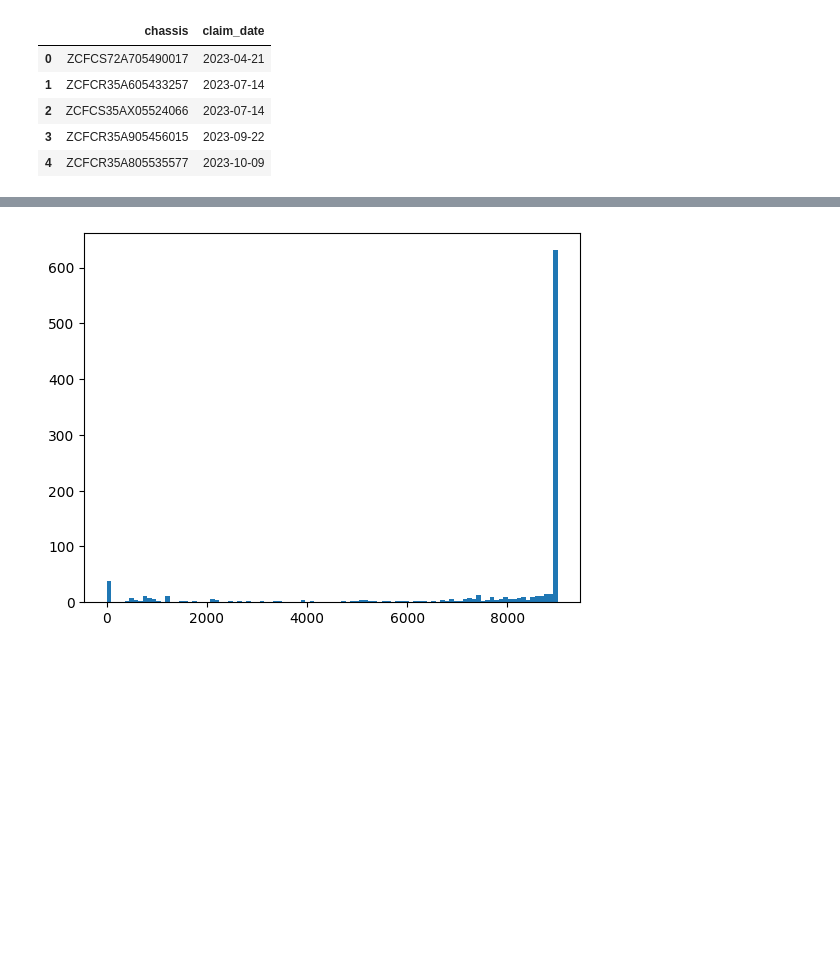
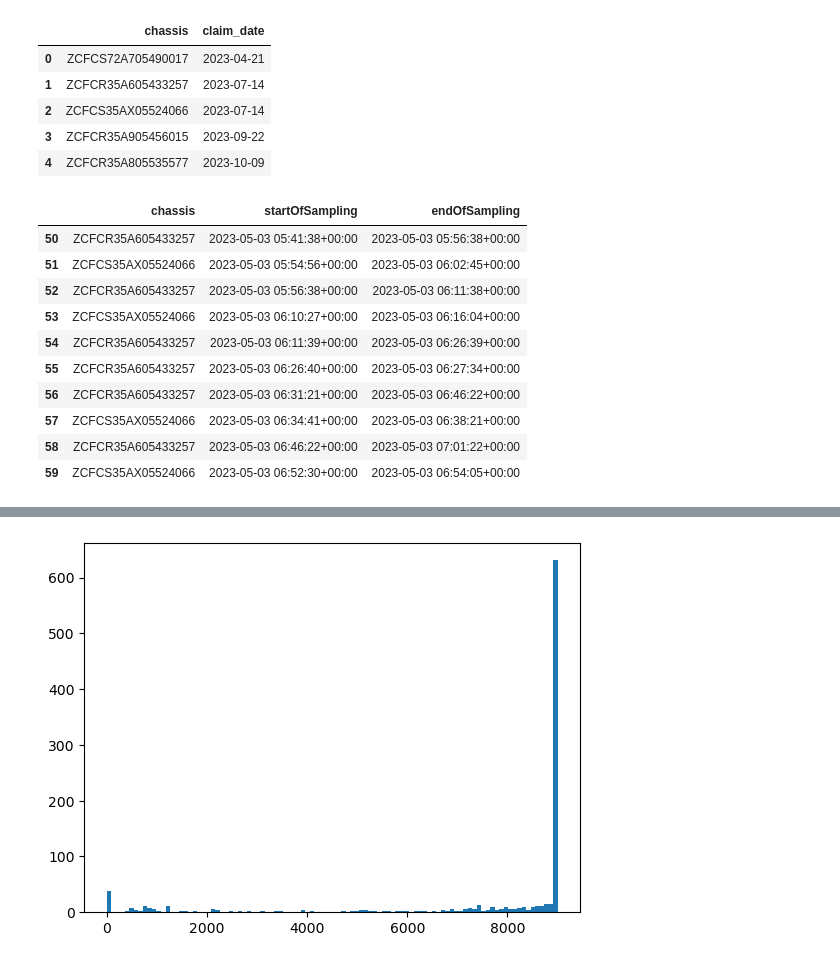
Before and after one commit to ML4ITS/mtad-gat-pytorch, a Jupyter notebook: util_notebook.ipynb, the cells around one changed output, grey strips where cells are left out. Drawn from its saved outputs; the diff is of its cells as text; code cells hidden in the pictures; blank space fills up the shorter version.

```diff
--- a/util_notebook.ipynb
+++ b/util_notebook.ipynb
@@ -477,3 +475,17 @@ claims
 | 2 | ZCFCS35AX05524066 | 2023-07-14 |
 | 3 | ZCFCR35A905456015 | 2023-09-22 |
 | 4 | ZCFCR35A805535577 | 2023-10-09 |
+# %%
+work_df[['chassis','startOfSampling', 'endOfSampling']].iloc[50:60, :]
+# %% [output]
+|  | chassis | startOfSampling | endOfSampling |
+| 50 | ZCFCR35A605433257 | 2023-05-03 05:41:38+00:00 | 2023-05-03 05:56:38+00:00 |
+| 51 | ZCFCS35AX05524066 | 2023-05-03 05:54:56+00:00 | 2023-05-03 06:02:45+00:00 |
+| 52 | ZCFCR35A605433257 | 2023-05-03 05:56:38+00:00 | 2023-05-03 06:11:38+00:00 |
+| 53 | ZCFCS35AX05524066 | 2023-05-03 06:10:27+00:00 | 2023-05-03 06:16:04+00:00 |
+| 54 | ZCFCR35A605433257 | 2023-05-03 06:11:39+00:00 | 2023-05-03 06:26:39+00:00 |
+| 55 | ZCFCR35A605433257 | 2023-05-03 06:26:40+00:00 | 2023-05-03 06:27:34+00:00 |
+| 56 | ZCFCR35A605433257 | 2023-05-03 06:31:21+00:00 | 2023-05-03 06:46:22+00:00 |
+| 57 | ZCFCS35AX05524066 | 2023-05-03 06:34:41+00:00 | 2023-05-03 06:38:21+00:00 |
+| 58 | ZCFCR35A605433257 | 2023-05-03 06:46:22+00:00 | 2023-05-03 07:01:22+00:00 |
+| 59 | ZCFCS35AX05524066 | 2023-05-03 06:52:30+00:00 | 2023-05-03 06:54:05+00:00 |
```
Also changed, not shown: parts of 10 cells of this notebook, 1 other file.
